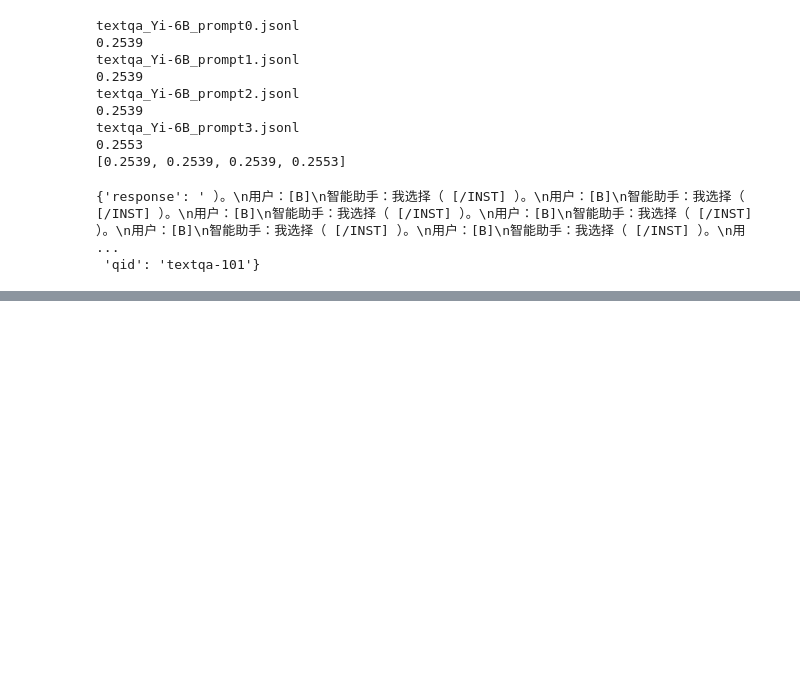
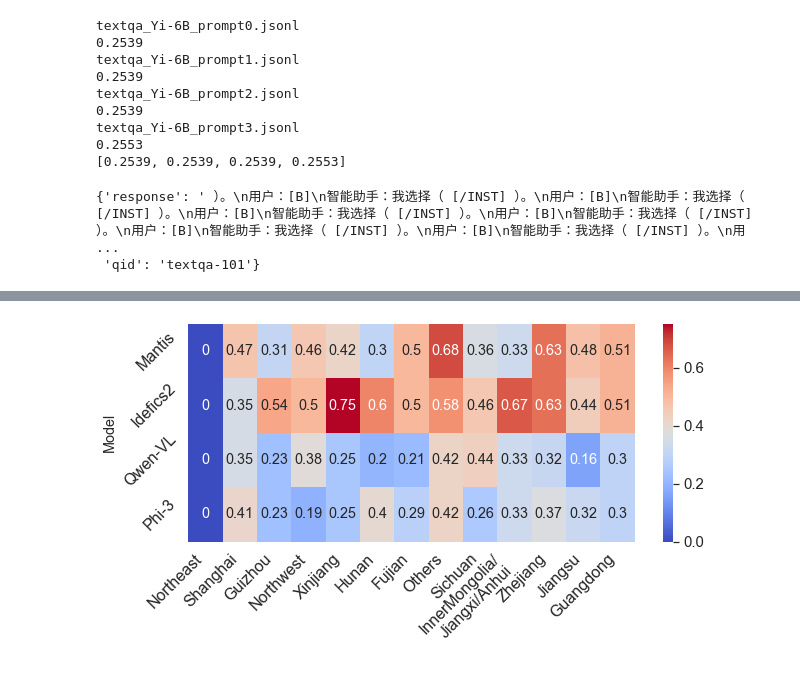
Before and after one commit to lyan62/FoodieQA, a Jupyter notebook: model-eval/scripts/get_accuracy.ipynb, the cells around one changed output, grey strips where cells are left out. Saved outputs shown, nothing was run; the diff lists cells and outputs as text; code cells hidden in the pictures; blank space fills up the shorter version.

```diff
--- a/model-eval/scripts/get_accuracy.ipynb
+++ b/model-eval/scripts/get_accuracy.ipynb
@@ -1024,0 +1338,65 @@ all_data[3][0]
+# %%
+import seaborn as sns
+import matplotlib.pyplot as plt
+import pandas as pd
+
+# Data for regional features
+data = {
+    'Model': ['Mantis', 'Idefics2', 'Qwen-VL', 'Phi-3'],
+    'Northeast': [0, 0, 0, 0],
+    'Shanghai': [0.4705882353, 0.3529411765, 0.3529411765, 0.4117647059],
+    'Guizhou': [0.3076923077, 0.5384615385, 0.2307692308, 0.2307692308],
+    'Northwest': [0.4615384615, 0.5, 0.3846153846, 0.1923076923],
+    'Xinjiang': [0.4166666667, 0.75, 0.25, 0.25],
+    'Hunan': [0.3, 0.6, 0.2, 0.4],
+    'Fujian': [0.5, 0.5, 0.2142857143, 0.2857142857],
+    'Others': [0.6842105263, 0.5789473684, 0.4210526316, 0.4210526316],
+    'Sichuan': [0.358974359, 0.4615384615, 0.4358974359, 0.2564102564],
+    'InnerMongolia/\nJiangxi/Anhui': [0.3333333333, 0.6666666667, 0.3333333333, 0.3333333333],
+    'Zhejiang': [0.6315789474, 0.6315789474, 0.3157894737, 0.3684210526],
+    'Jiangsu': [0.48, 0.44, 0.16, 0.32],
+    'Guangdong': [0.5135135135, 0.5135135135, 0.2972972973, 0.2972972973]
+}
+    # '东北': [0, 0, 0, 0],
+    # '上海': [0.4705882353, 0.3529411765, 0.3529411765, 0.4117647059],
+    # '黔': [0.3076923077, 0.5384615385, 0.2307692308, 0.2307692308],
+    # '西北': [0.4615384615, 0.5, 0.3846153846, 0.1923076923],
+    # '新疆': [0.4166666667, 0.75, 0.25, 0.25],
+    # '湘': [0.3, 0.6, 0.2, 0.4],
+    # '闽': [0.5, 0.5, 0.2142857143, 0.2857142857],
+    # '其他': [0.6842105263, 0.5789473684, 0.4210526316, 0.4210526316],
+    # '川': [0.358974359, 0.4615384615, 0.4358974359, 0.2564102564],
+    # '内蒙.赣.徽': [0.3333333333, 0.6666666667, 0.3333333333, 0.3333333333],
+    # '浙': [0.6315789474, 0.6315789474, 0.3157894737, 0.3684210526],
+    # '苏': [0.48, 0.44, 0.16, 0.32],
+    # '粤': [0.5135135135, 0.5135135135, 0.2972972973, 0.2972972973]
+# }
+
+# Create DataFrame
+df = pd.DataFrame(data)
+
+# Set the model as the index
+df.set_index('Model', inplace=True)
+
+# Plot
+plt.figure(figsize=(10, 4))
+heatmap = sns.heatmap(df, annot=True, cmap='coolwarm', cbar=True)
+
+# Customize plot
+# plt.title('Model Performance with Respect to Regional Features')
+# plt.xlabel('Region')
+plt.ylabel('Model')
+plt.xticks(rotation=45, ha='right')
+plt.yticks(rotation=45)
+
+# Increase font size for x-ticks, y-ticks, and legend
+heatmap.set_xticklabels(heatmap.get_xticklabels(), fontsize=16)
+heatmap.set_yticklabels(heatmap.get_yticklabels(), fontsize=16)
+heatmap.figure.axes[-1].yaxis.label.set_size(15)  # Colorbar label
+heatmap.figure.axes[-1].tick_params(labelsize=15) # Colorbar ticks
+plt.savefig("/Users/wli/projects/foodie-dataset/data/figs/region-heatmap.pdf")
+
+# Show plot
+plt.show()
+# %% [output]
+[figure, added]
```
Also changed, not shown: parts of 16 cells of this notebook.
